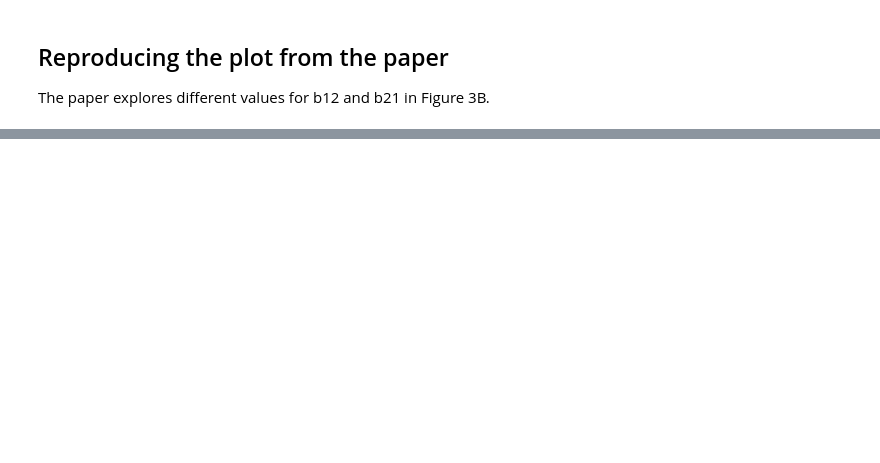
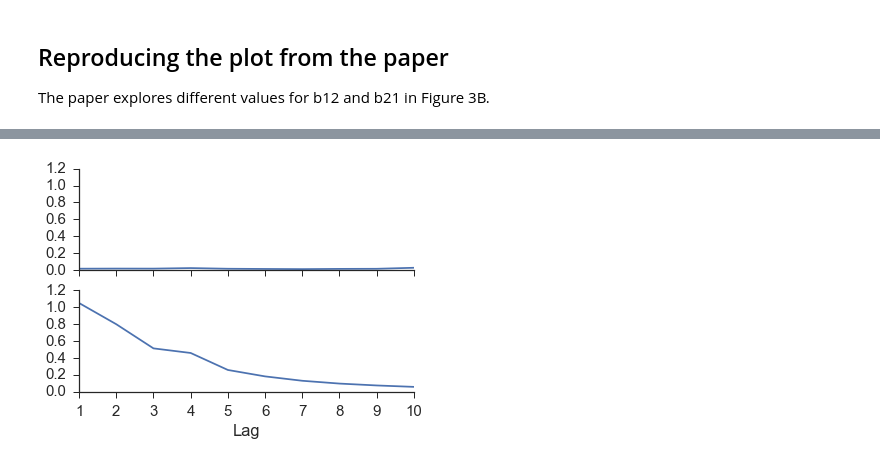
Before and after one commit to nickc1/skccm, a Jupyter notebook: scripts/skCCM_examples.ipynb, the cells around one changed output, grey strips where cells are left out. Cells and saved outputs as stored; diff of their text form; code cells hidden in the pictures; blank space fills up the shorter version.

```diff
--- a/scripts/skCCM_examples.ipynb
+++ b/scripts/skCCM_examples.ipynb
@@ -231,0 +196,11 @@ ax.set_ylabel('B21')
+# %%
+mi1 = em_x1.mutual_information(10)
+mi2 = em_x2.mutual_information(10)
+# %%
+fig,ax = plt.subplots(nrows=2,sharex=True,sharey=True)
+ax[0].plot(np.arange(1,11),mi1)
+ax[1].plot(np.arange(1,11),mi2)
+ax[1].set_xlabel('Lag')
+sns.despine()
+# %% [output]
+[figure, added]
```
Also changed, not shown: parts of 54 cells of this notebook, 3 other files.
